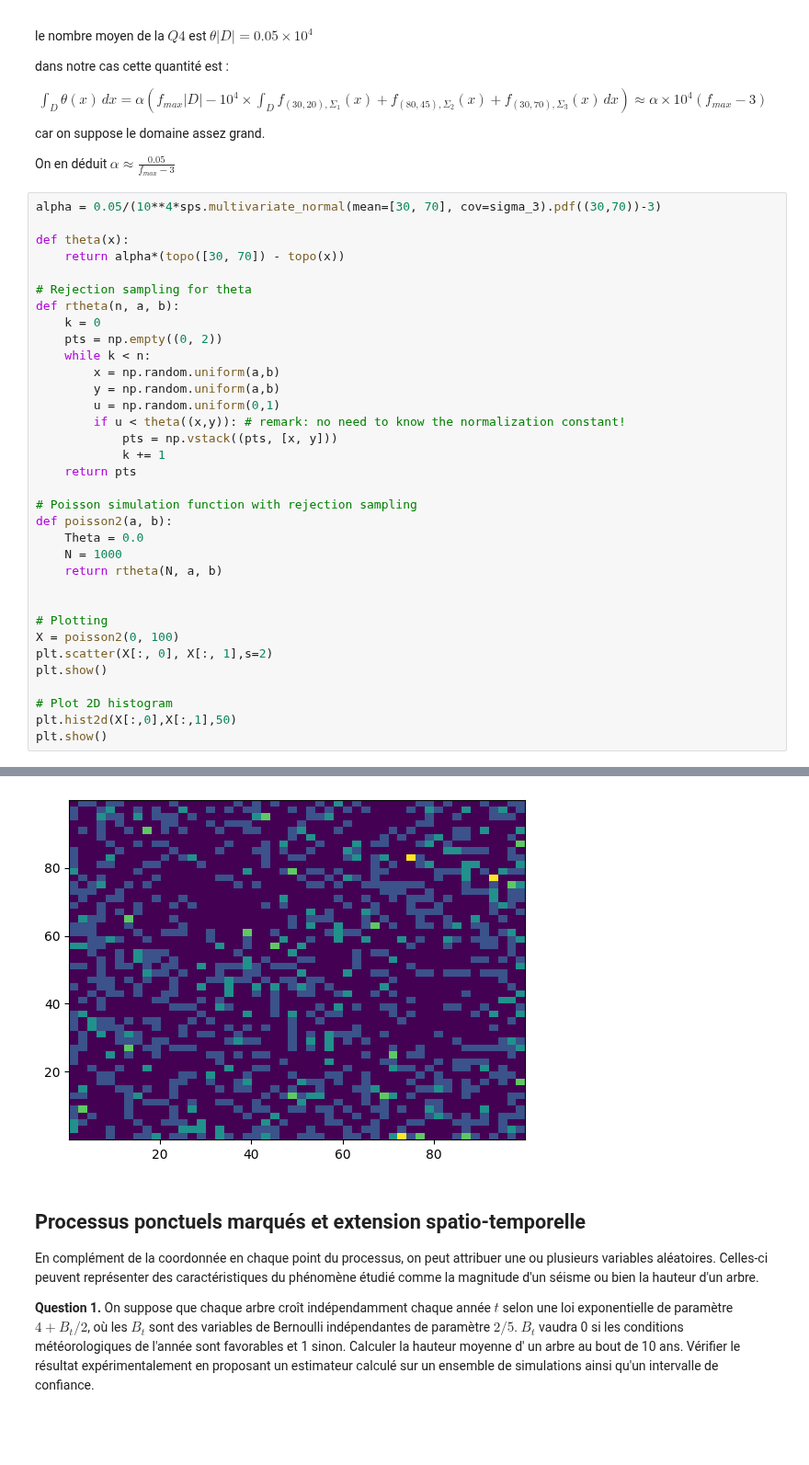
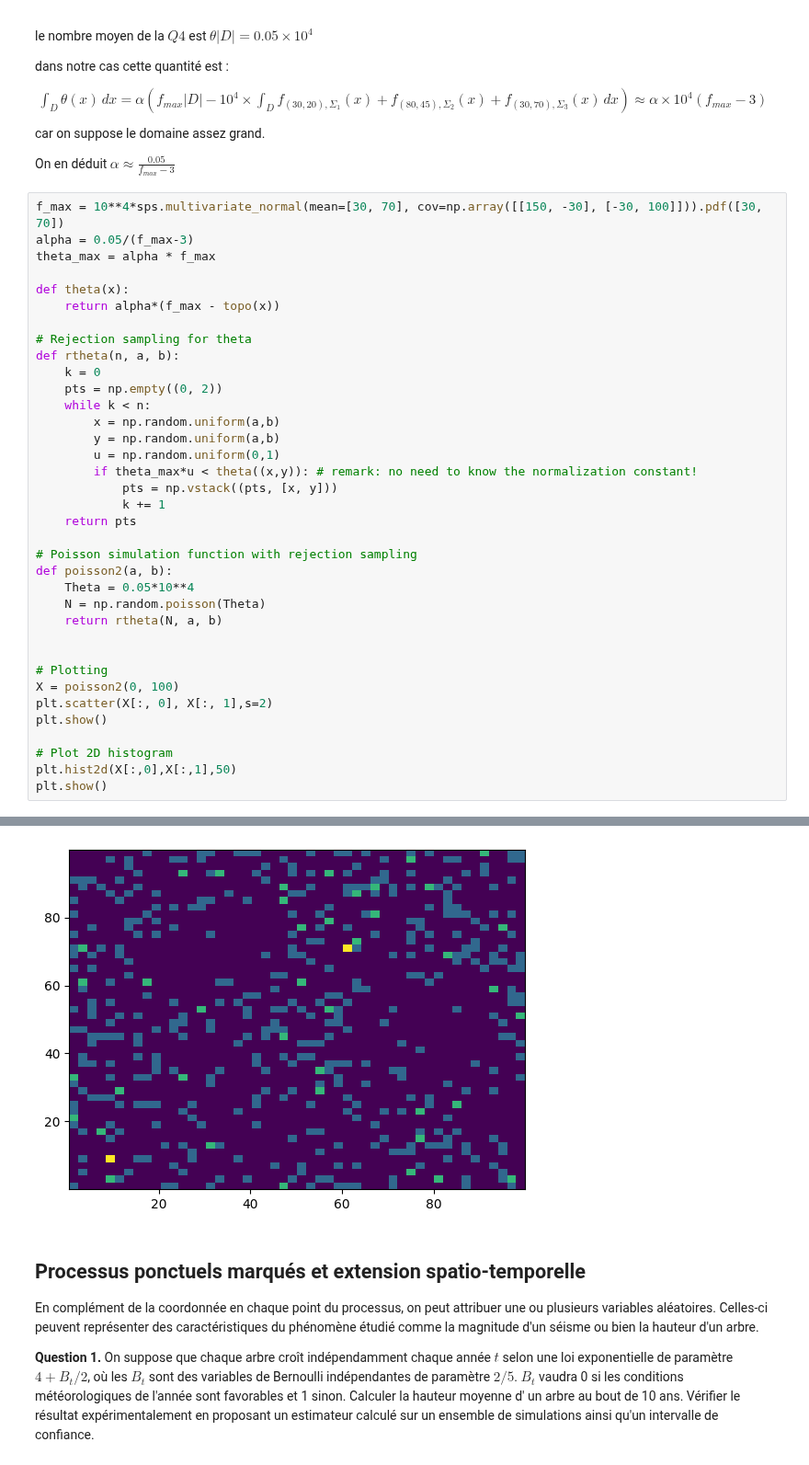
Before and after one commit to VDeumier/Projet_UE11, a Jupyter notebook: Projet_Probabilités_DEUMIER_FEVE.ipynb, the cells around one changed output, grey strips where cells are left out. Shown at 92% size. Saved outputs shown, nothing was run; the diff lists cells and outputs as text; blank space fills up the shorter version.

```diff
--- a/Projet_Probabilités_DEUMIER_FEVE.ipynb
+++ b/Projet_Probabilités_DEUMIER_FEVE.ipynb
@@ -421,10 +421,12 @@ car on suppose le domaine assez grand.
 
 On en déduit $\alpha\approx \frac{0.05}{f_{max}-3}$
 # %%
-alpha = 0.05/(10**4*sps.multivariate_normal(mean=[30, 70], cov=sigma_3).pdf((30,70))-3)
+f_max = 10**4*sps.multivariate_normal(mean=[30, 70], cov=np.array([[150, -30], [-30, 100]])).pdf([30, 70])
+alpha = 0.05/(f_max-3)
+theta_max = alpha * f_max
 
 def theta(x):
-    return alpha*(topo([30, 70]) - topo(x))
+    return alpha*(f_max - topo(x))
 
 # Rejection sampling for theta
 def rtheta(n, a, b):
@@ -434,15 +436,15 @@ def rtheta(n, a, b):
         x = np.random.uniform(a,b)
         y = np.random.uniform(a,b)
         u = np.random.uniform(0,1)
-        if u < theta((x,y)): # remark: no need to know the normalization constant!
+        if theta_max*u < theta((x,y)): # remark: no need to know the normalization constant!
             pts = np.vstack((pts, [x, y]))
             k += 1
     return pts
 
 # Poisson simulation function with rejection sampling
 def poisson2(a, b):
-    Theta = 0.0
-    N = 1000
+    Theta = 0.05*10**4
+    N = np.random.poisson(Theta)
     return rtheta(N, a, b)
 
 
@@ -459,4 +461,4 @@ plt.show()
-[figure, old version]
+[figure, new version]
 # %% [markdown]
 ## Processus ponctuels marqués et extension spatio-temporelle
 
```
Also changed, not shown: parts of 3 cells of this notebook.
